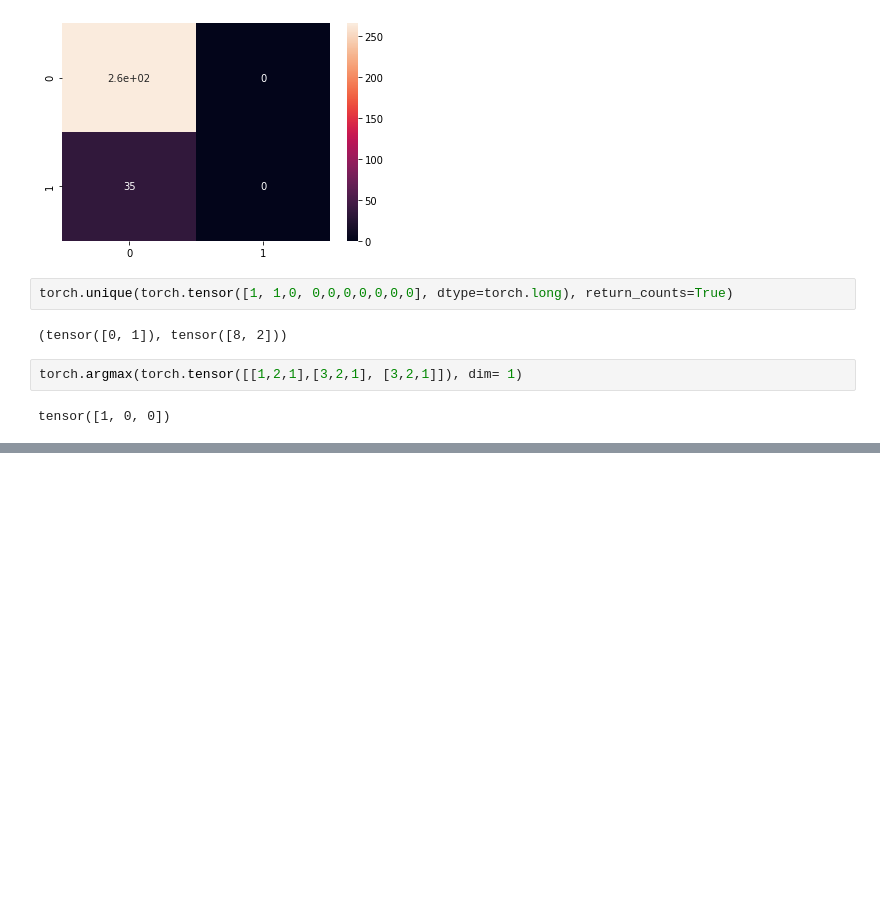
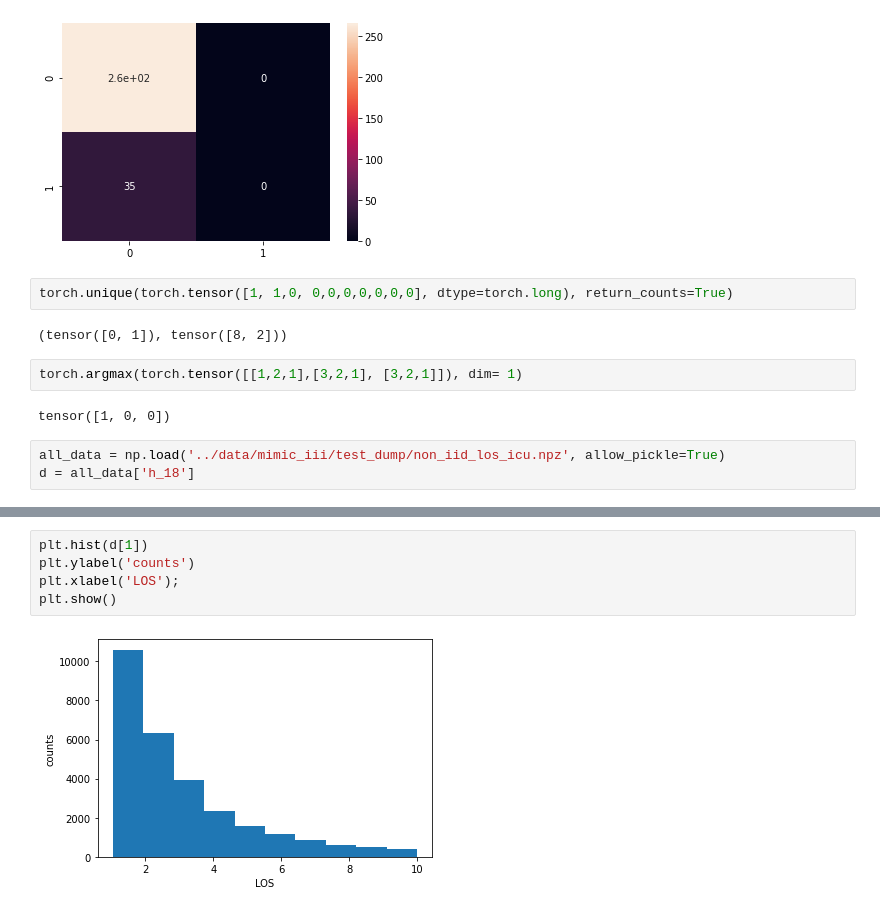
Before and after one commit to pvsnp9/RIMD-Deep-Learning-Model-for-Clinical-Prediction, a Jupyter notebook: notebooks/playground.ipynb, the cells around one changed output, grey strips where cells are left out. Saved outputs shown, nothing was run; the diff lists cells and outputs as text; blank space fills up the shorter version.

Commit message:
non-iid data added

```diff
--- a/notebooks/playground.ipynb
+++ b/notebooks/playground.ipynb
@@ -136,3 +136,6 @@ torch.unique(torch.tensor([1, 1,0, 0,0,0,0,0,0,0], dtype=torch.long), return_cou
 torch.argmax(torch.tensor([[1,2,1],[3,2,1], [3,2,1]]), dim= 1)
 # %% [output]
 tensor([1, 0, 0])
+# %%
+all_data = np.load('../data/mimic_iii/test_dump/non_iid_los_icu.npz', allow_pickle=True)
+d = all_data['h_18']
@@ -138,0 +162,7 @@ tensor([1, 0, 0])
+# %%
+plt.hist(d[1])
+plt.ylabel('counts')
+plt.xlabel('LOS');
+plt.show()
+# %% [output]
+[figure, added]
```
Also changed, not shown: parts of 1 cell of this notebook, 2 other files.
